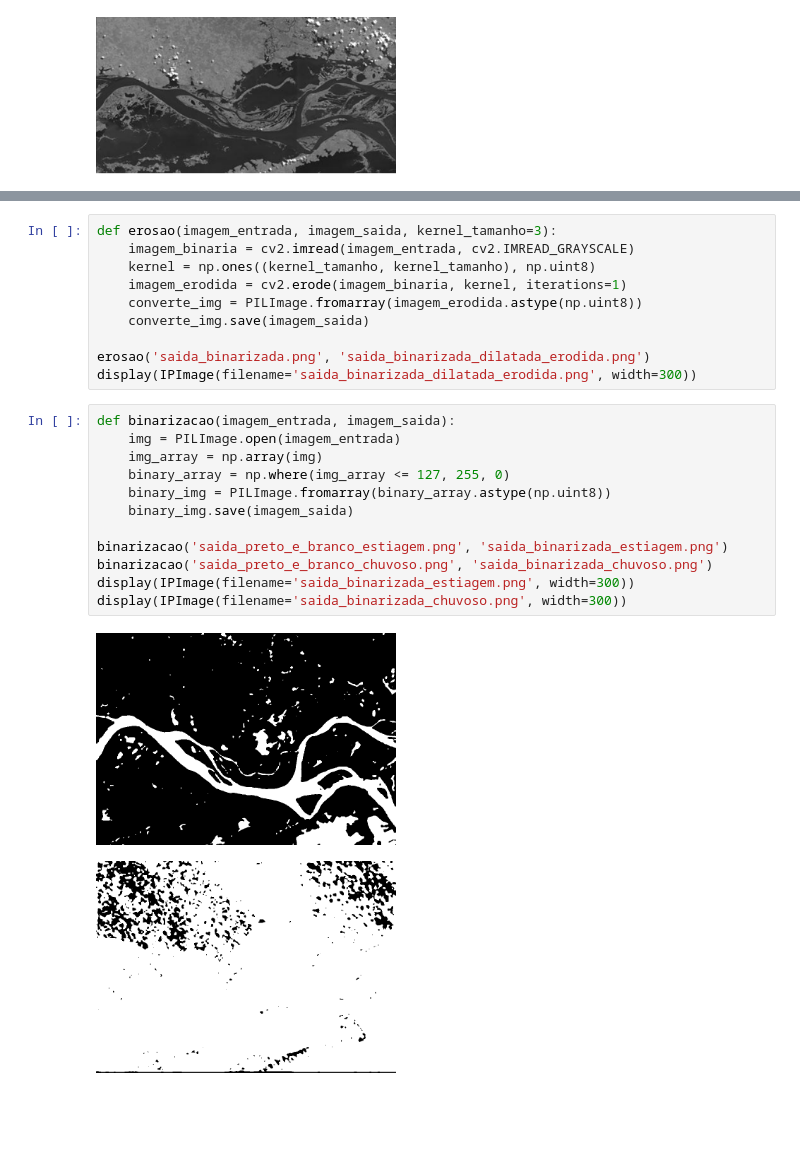
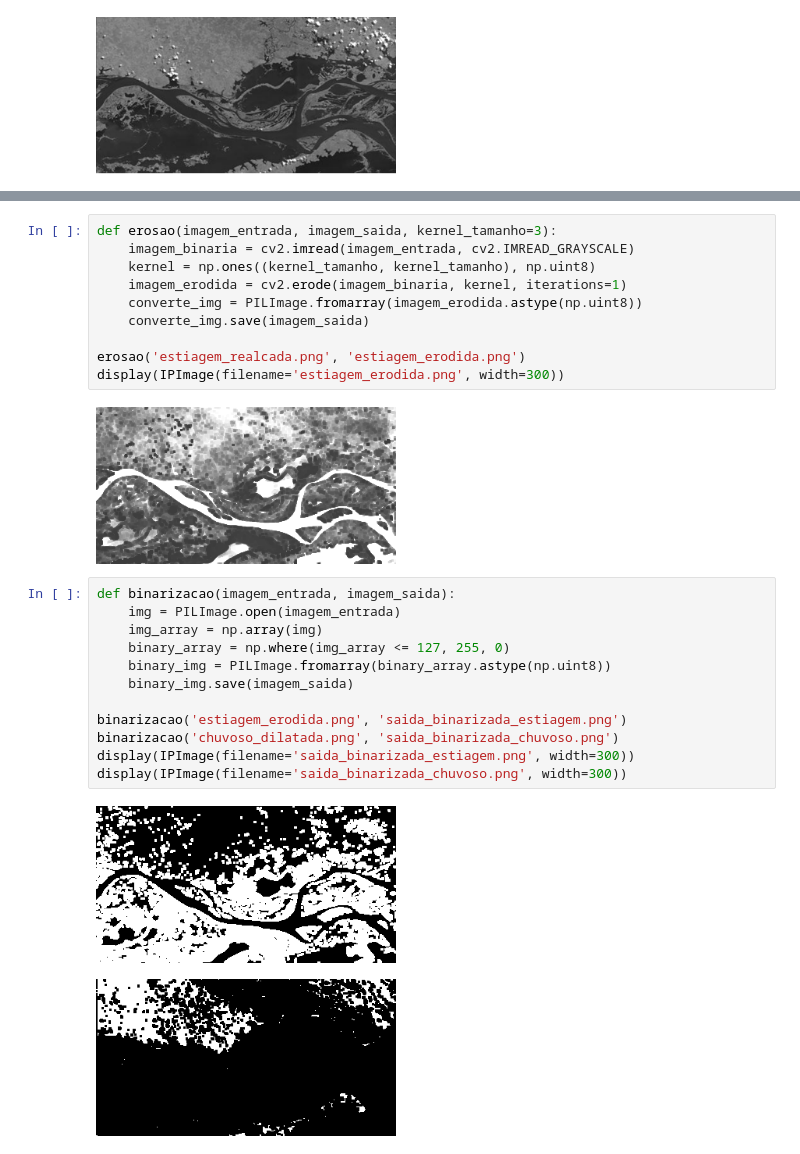
Before and after one commit to guilhermeMilani/operadores-morfologicos, a Jupyter notebook: OperadoresMorfologicos.ipynb, the cells around one changed output, grey strips where cells are left out. Saved outputs shown, nothing was run; the diff lists cells and outputs as text; blank space fills up the shorter version.

```diff
--- a/OperadoresMorfologicos.ipynb
+++ b/OperadoresMorfologicos.ipynb
@@ -99,20 +118,22 @@ def erosao(imagem_entrada, imagem_saida, kernel_tamanho=3):
     converte_img = PILImage.fromarray(imagem_erodida.astype(np.uint8))
     converte_img.save(imagem_saida)
 
-erosao('saida_binarizada.png', 'saida_binarizada_dilatada_erodida.png')
-display(IPImage(filename='saida_binarizada_dilatada_erodida.png', width=300))
+erosao('estiagem_realcada.png', 'estiagem_erodida.png')
+display(IPImage(filename='estiagem_erodida.png', width=300))
+# %% [output]
+[figure, added]
 # %%
 def binarizacao(imagem_entrada, imagem_saida):
     img = PILImage.open(imagem_entrada)
     img_array = np.array(img)
     binary_array = np.where(img_array <= 127, 255, 0)
     binary_img = PILImage.fromarray(binary_array.astype(np.uint8))
     binary_img.save(imagem_saida)
 
-binarizacao('saida_preto_e_branco_estiagem.png', 'saida_binarizada_estiagem.png')
-binarizacao('saida_preto_e_branco_chuvoso.png', 'saida_binarizada_chuvoso.png')
+binarizacao('estiagem_erodida.png', 'saida_binarizada_estiagem.png')
+binarizacao('chuvoso_dilatada.png', 'saida_binarizada_chuvoso.png')
 display(IPImage(filename='saida_binarizada_estiagem.png', width=300))
 display(IPImage(filename='saida_binarizada_chuvoso.png', width=300))
 # %% [output]
-[figure, old version]
+[figure, new version]
-[figure, old version]
+[figure, new version]
```
Also changed, not shown: parts of 6 cells of this notebook, 10 other files.
